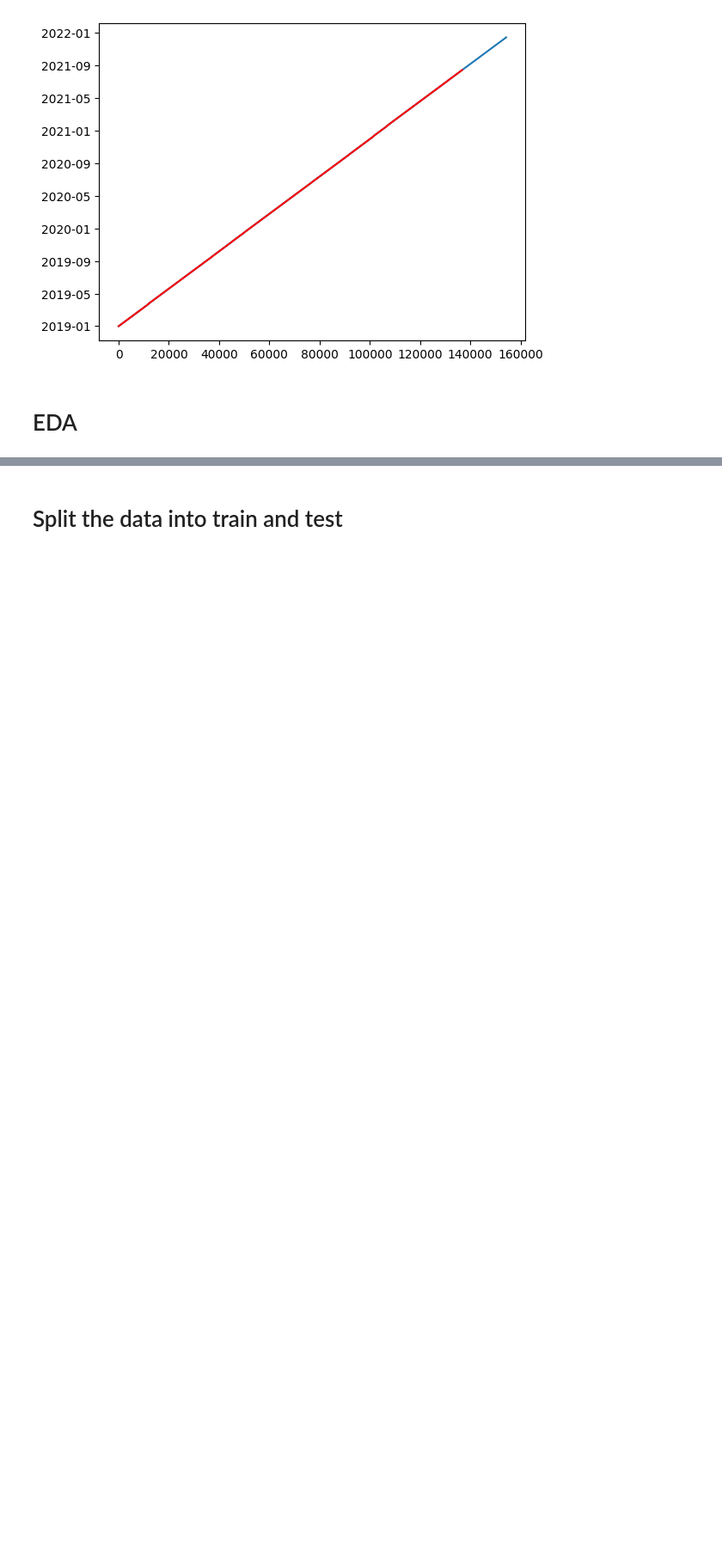
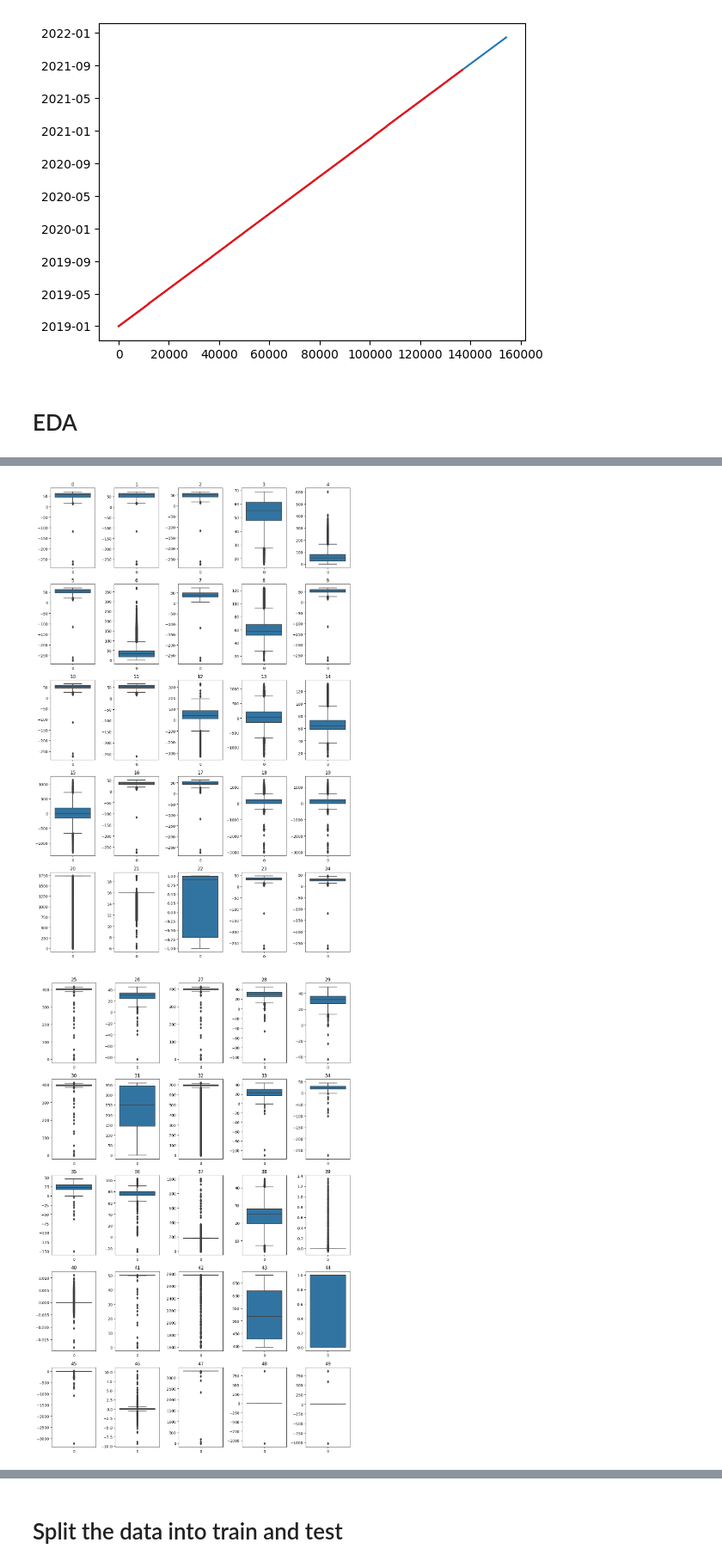
Before and after one commit to arunrajks/time_series_analysis, a Jupyter notebook: wind-turbine-power-forecast.ipynb, the cells around one changed output, grey strips where cells are left out. Shown at 86% size. Saved outputs shown, nothing was run; the diff lists cells and outputs as text; code cells hidden in the pictures; blank space fills up the shorter version.

```diff
--- a/wind-turbine-power-forecast.ipynb
+++ b/wind-turbine-power-forecast.ipynb
@@ -76,0 +100,12 @@ plt.plot(df_power.index,'r')
+# %%
+# A function to plot subplots of large number
+def fig_fun(df,ind_strt,ind_end):
+    fig,axs=plt.subplots(5,5,figsize=(12,18))
+    axs=axs.reshape(-1)
+    c=0
+    for i in range(ind_strt,ind_end):
+        sns.boxplot(df.iloc[:,i],ax=axs[c])
+        axs[c].set_title(f'{i}')
+        c+=1
+
+    plt.tight_layout()
@@ -76,0 +123,10 @@ plt.plot(df_power.index,'r')
+# %%
+# boxplot for each feature
+fig_fun(df_feature_lower,0,25)
+plt.show()
+fig_fun(df_feature_lower,25,50)
+plt.show()
+fig_fun(df_feature_lower,50,75)
+# %% [output]
+[figure, added]
+[figure, added]
```
Also changed, not shown: parts of 12 cells of this notebook.
